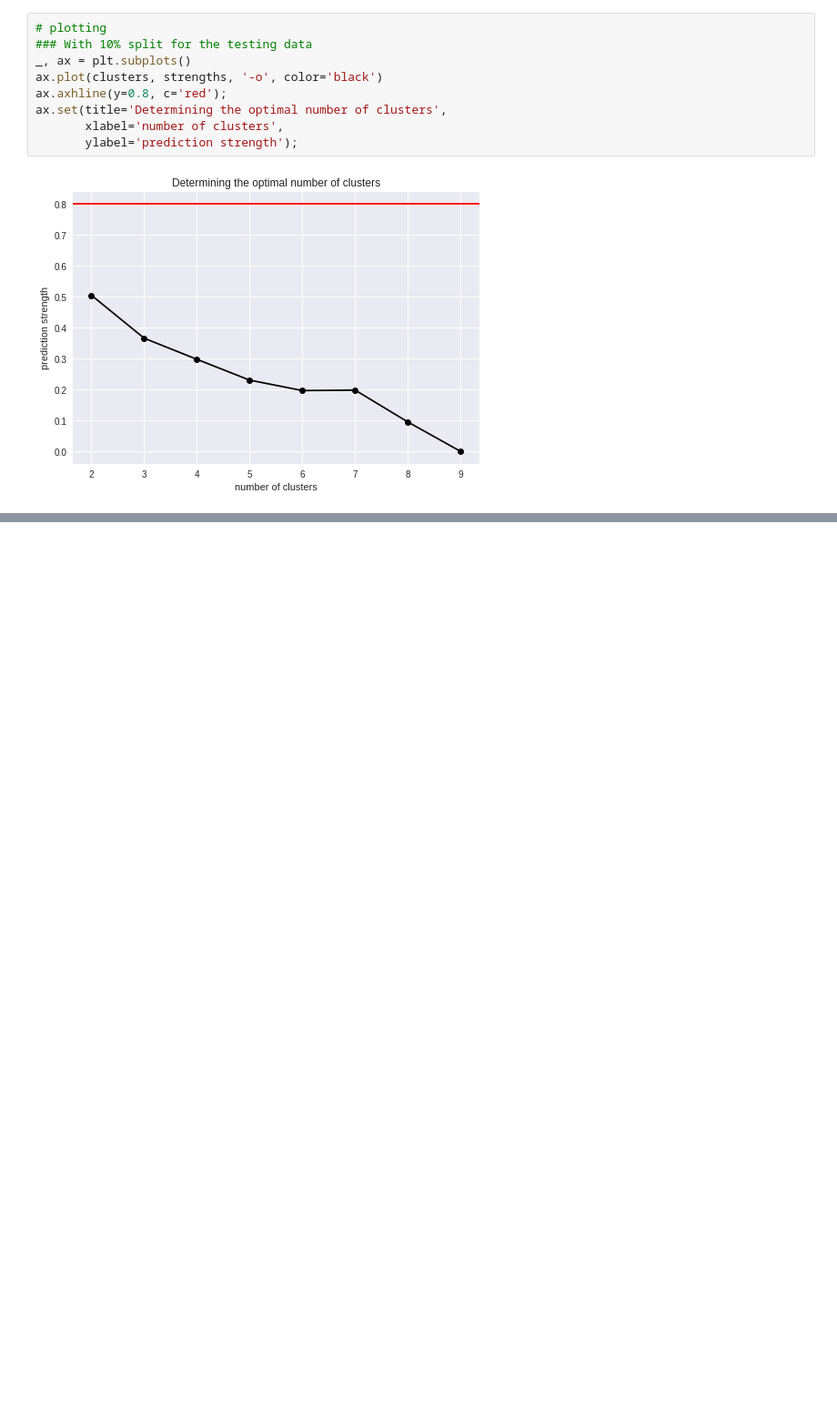
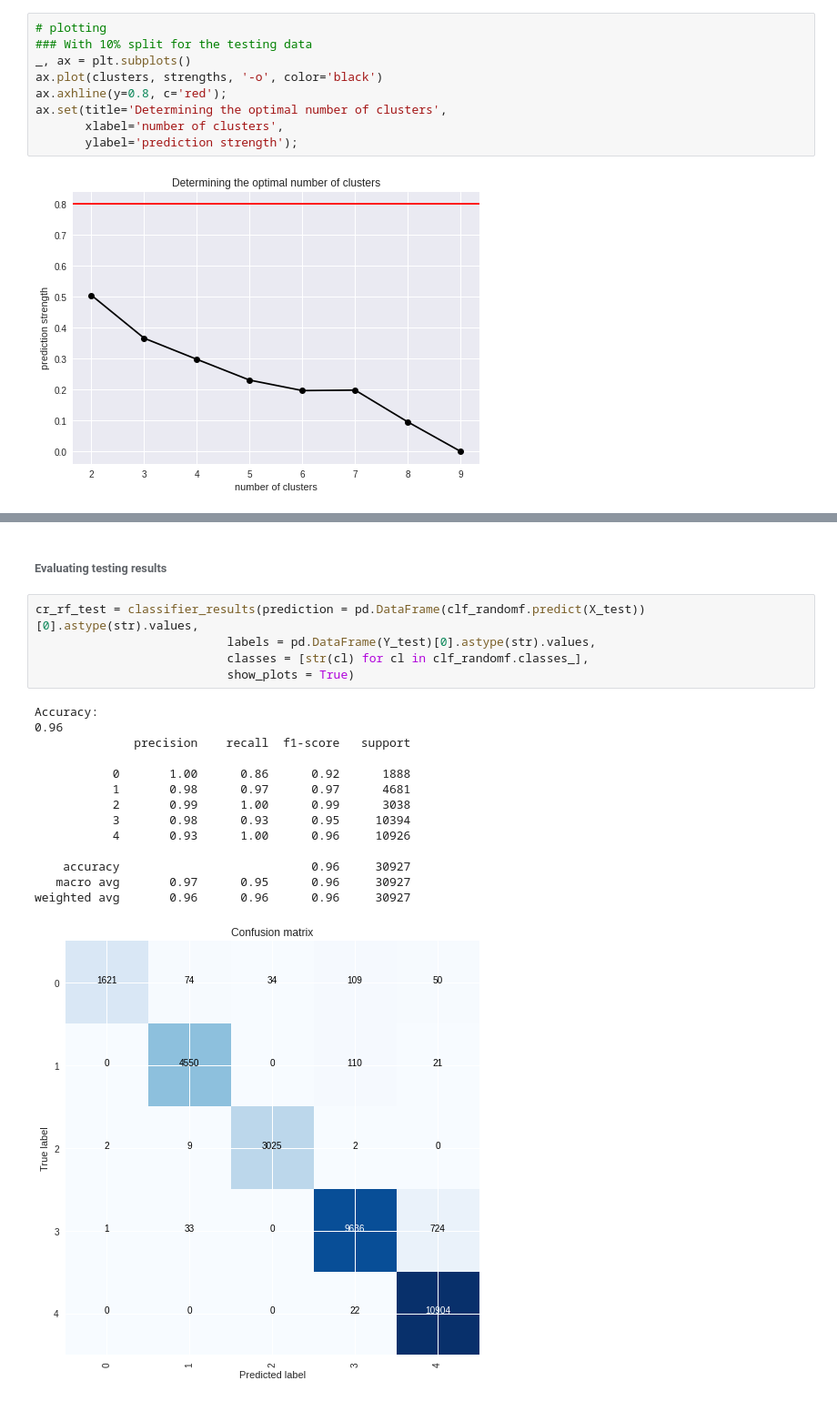
Before and after one commit to dehoyosb/MinJusticia_team77_DS4A_Project, a Jupyter notebook: unsupervised_daniel_v2.ipynb, the cells around one changed output, grey strips where cells are left out. Shown at 91% size. Cells and saved outputs as stored; diff of their text form; blank space fills up the shorter version.

```diff
--- a/unsupervised_daniel_v2.ipynb
+++ b/unsupervised_daniel_v2.ipynb
@@ -659,0 +778,22 @@ ax.set(title='Determining the optimal number of clusters',
+# %% [markdown]
+###### Evaluating testing results
+# %%
+cr_rf_test = classifier_results(prediction = pd.DataFrame(clf_randomf.predict(X_test))[0].astype(str).values,
+                           labels = pd.DataFrame(Y_test)[0].astype(str).values,
+                           classes = [str(cl) for cl in clf_randomf.classes_],
+                           show_plots = True)
+# %% [output]
+Accuracy:
+0.96
+              precision    recall  f1-score   support
+
+           0       1.00      0.86      0.92      1888
+           1       0.98      0.97      0.97      4681
+           2       0.99      1.00      0.99      3038
+           3       0.98      0.93      0.95     10394
+           4       0.93      1.00      0.96     10926
+
+    accuracy                           0.96     30927
+   macro avg       0.97      0.95      0.96     30927
+weighted avg       0.96      0.96      0.96     30927
+[figure, added]
```
Also changed, not shown: parts of 71 cells of this notebook.
